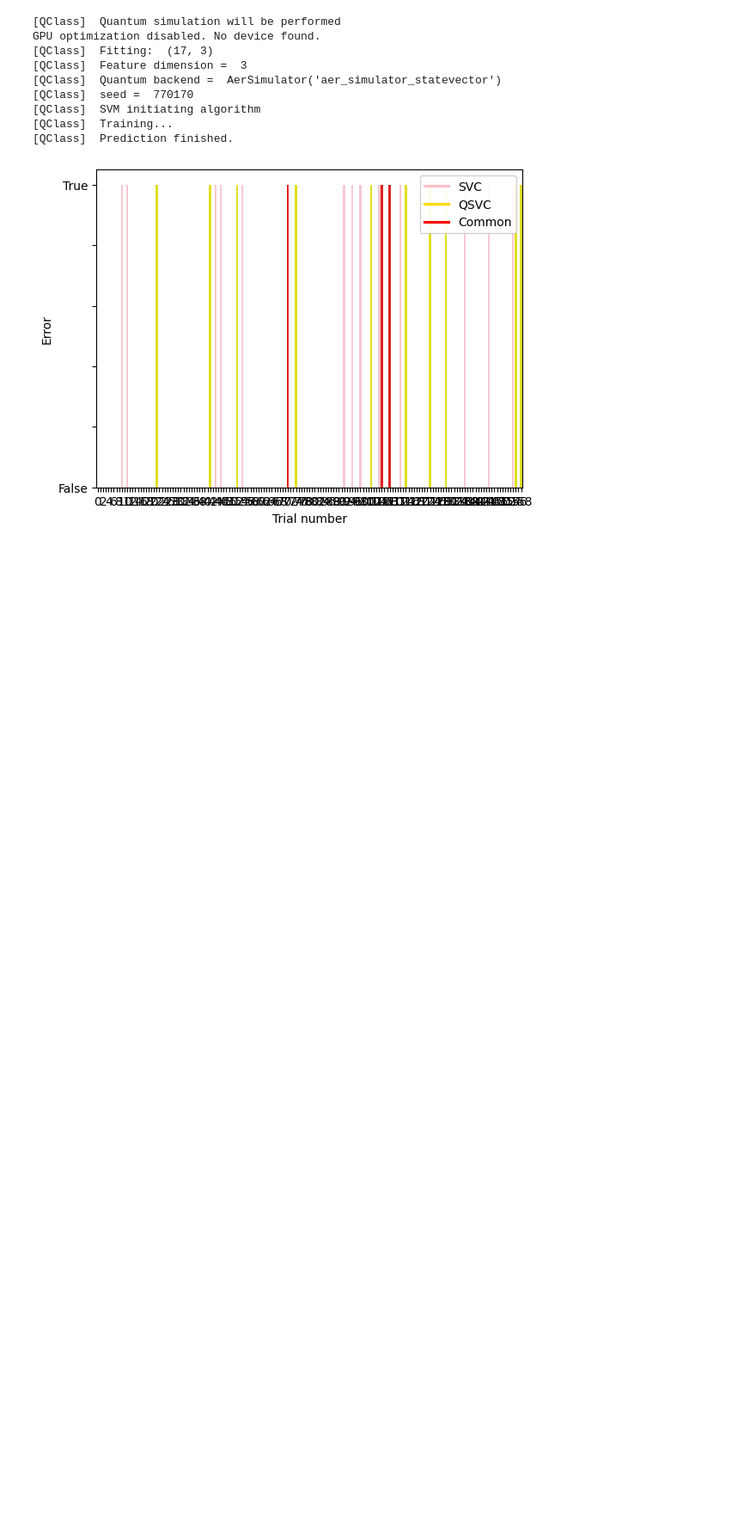
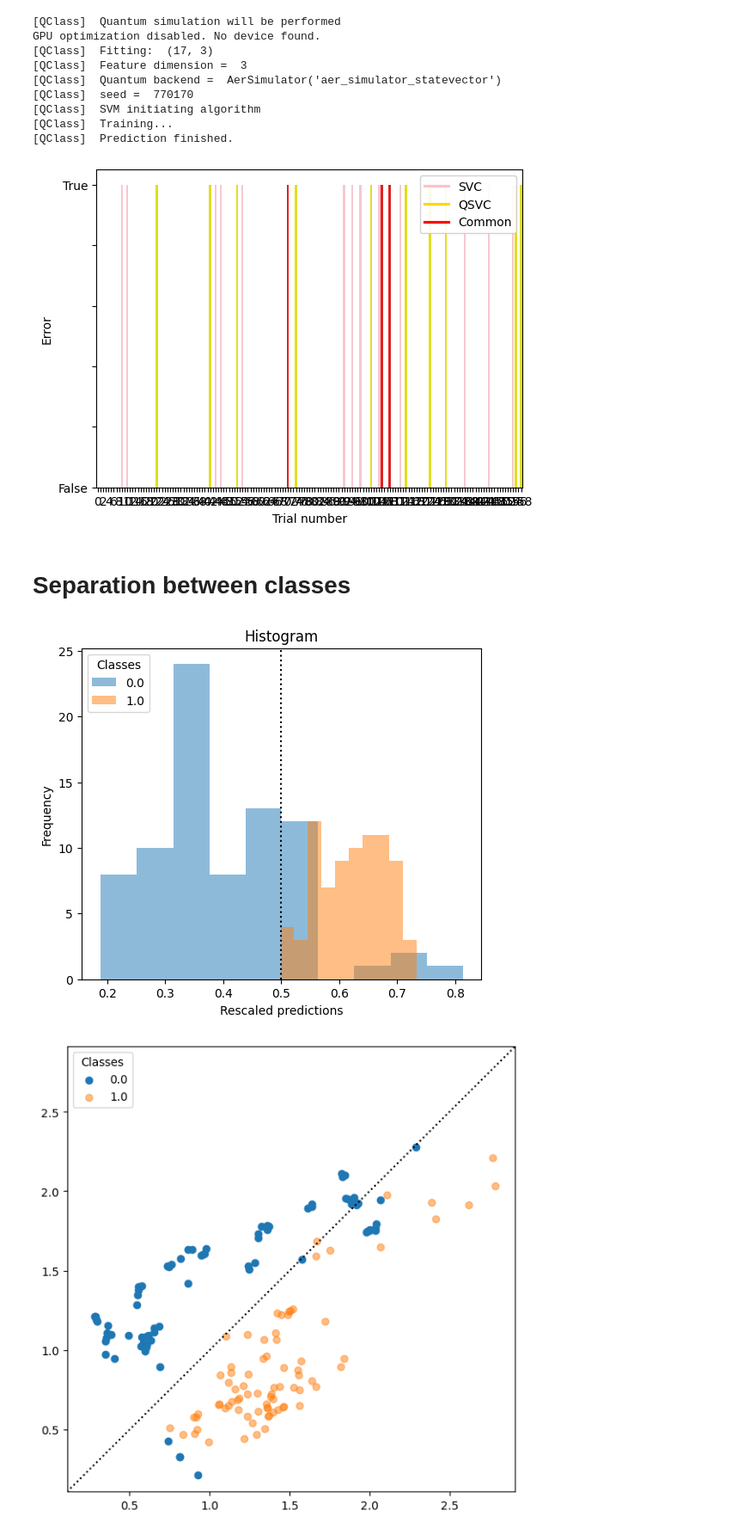
Before and after one commit to jiggychauhi/QC-Gait-Analysis, a Jupyter notebook: notebook_greg.ipynb, the cells around one changed output. Shown at 86% size. Cells and saved outputs as stored; diff of their text form; code cells hidden in the pictures; blank space fills up the shorter version.

Commit message:
add dataset separation

```diff
--- a/notebook_greg.ipynb
+++ b/notebook_greg.ipynb
@@ -278,3 +280,13 @@ leg.legend_handles[1].set_color('#FFD700')
 leg.legend_handles[2].set_color('red')
 # %% [output]
 [figure]
+# %% [markdown]
+# Separation between classes
+# %%
+# Use mdm to get the distances between the classes
+dists = pipe_mdm.fit(X_train, y_train).transform(X_test)
+plot_biscatter(dists, y_test)
+plot_bihist(dists, y_test)
+# %% [output]
+[figure, added]
+[figure, added]
```
Also changed, not shown: parts of 4 cells of this notebook.
